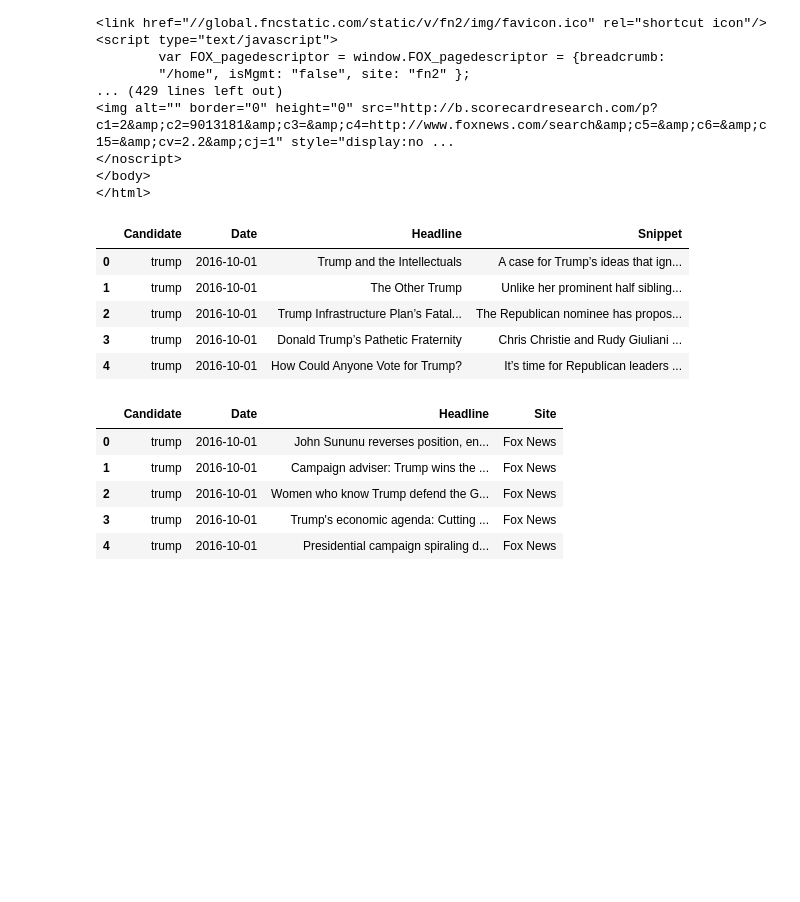
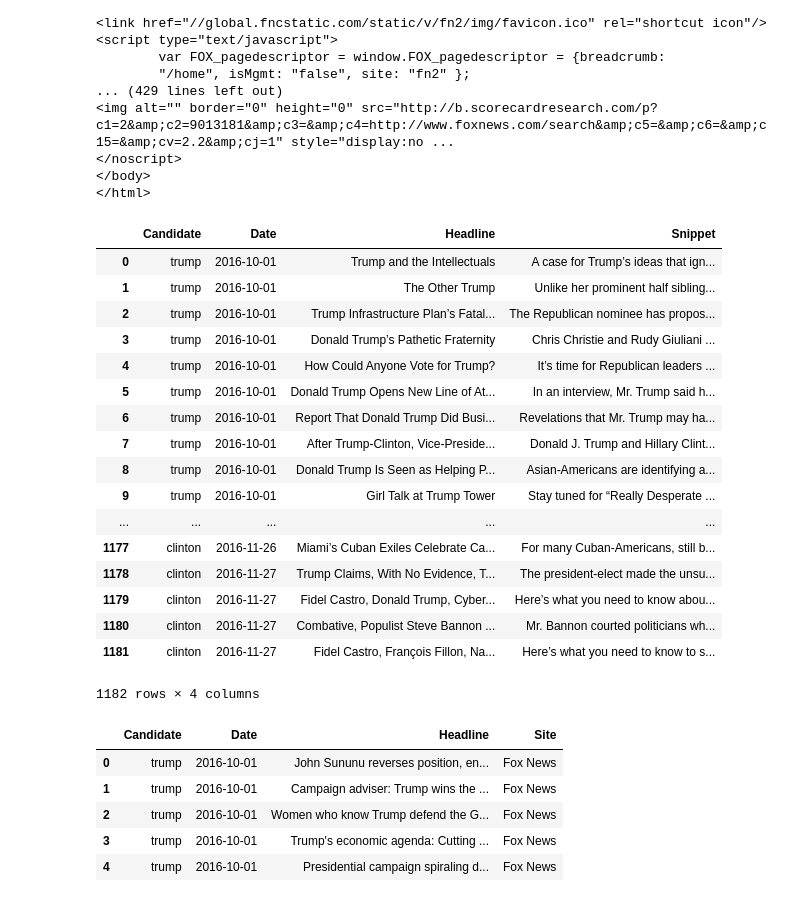
Before and after one commit to peterfnc/news_sentiment, a Jupyter notebook: Fox Scraping.ipynb, the cells around one changed output. Drawn from its saved outputs; the diff is of its cells as text; code cells hidden in the pictures; blank space fills up the shorter version.

```diff
--- a/Fox Scraping.ipynb
+++ b/Fox Scraping.ipynb
@@ -60,16 +60,28 @@ soup
 </body>
 </html>
 # %%
-data_nyt = pd.read_csv('data/nyt_split.csv')
+data_nyt = pd.read_csv('data/nyt_base_both.csv')
 # %%
-data_nyt.head()
+data_nyt
 # %% [output]
 |  | Candidate | Date | Headline | Snippet |
 | 0 | trump | 2016-10-01 | Trump and the Intellectuals | A case for Trump’s ideas that ign... |
 | 1 | trump | 2016-10-01 | The Other Trump | Unlike her prominent half sibling... |
 | 2 | trump | 2016-10-01 | Trump Infrastructure Plan’s Fatal... | The Republican nominee has propos... |
 | 3 | trump | 2016-10-01 | Donald Trump’s Pathetic Fraternity | Chris Christie and Rudy Giuliani ... |
 | 4 | trump | 2016-10-01 | How Could Anyone Vote for Trump? | It’s time for Republican leaders ... |
+| 5 | trump | 2016-10-01 | Donald Trump Opens New Line of At... | In an interview, Mr. Trump said h... |
+| 6 | trump | 2016-10-01 | Report That Donald Trump Did Busi... | Revelations that Mr. Trump may ha... |
+| 7 | trump | 2016-10-01 | After Trump-Clinton, Vice-Preside... | Donald J. Trump and Hillary Clint... |
+| 8 | trump | 2016-10-01 | Donald Trump Is Seen as Helping P... | Asian-Americans are identifying a... |
+| 9 | trump | 2016-10-01 | Girl Talk at Trump Tower | Stay tuned for “Really Desperate ... |
+| ... | ... | ... | ... | ... |
+| 1177 | clinton | 2016-11-26 | Miami’s Cuban Exiles Celebrate Ca... | For many Cuban-Americans, still b... |
+| 1178 | clinton | 2016-11-27 | Trump Claims, With No Evidence, T... | The president-elect made the unsu... |
+| 1179 | clinton | 2016-11-27 | Fidel Castro, Donald Trump, Cyber... | Here’s what you need to know abou... |
+| 1180 | clinton | 2016-11-27 | Combative, Populist Steve Bannon ... | Mr. Bannon courted politicians wh... |
+| 1181 | clinton | 2016-11-27 | Fidel Castro, François Fillon, Na... | Here’s what you need to know to s... |
+1182 rows × 4 columns
 # %%
 data_fox = pd.read_csv('data/fox_both_headlines.csv', sep=";", encoding='latin-1')
 # %%
```
Also changed, not shown: parts of 1 cell of this notebook, 9 other files.
